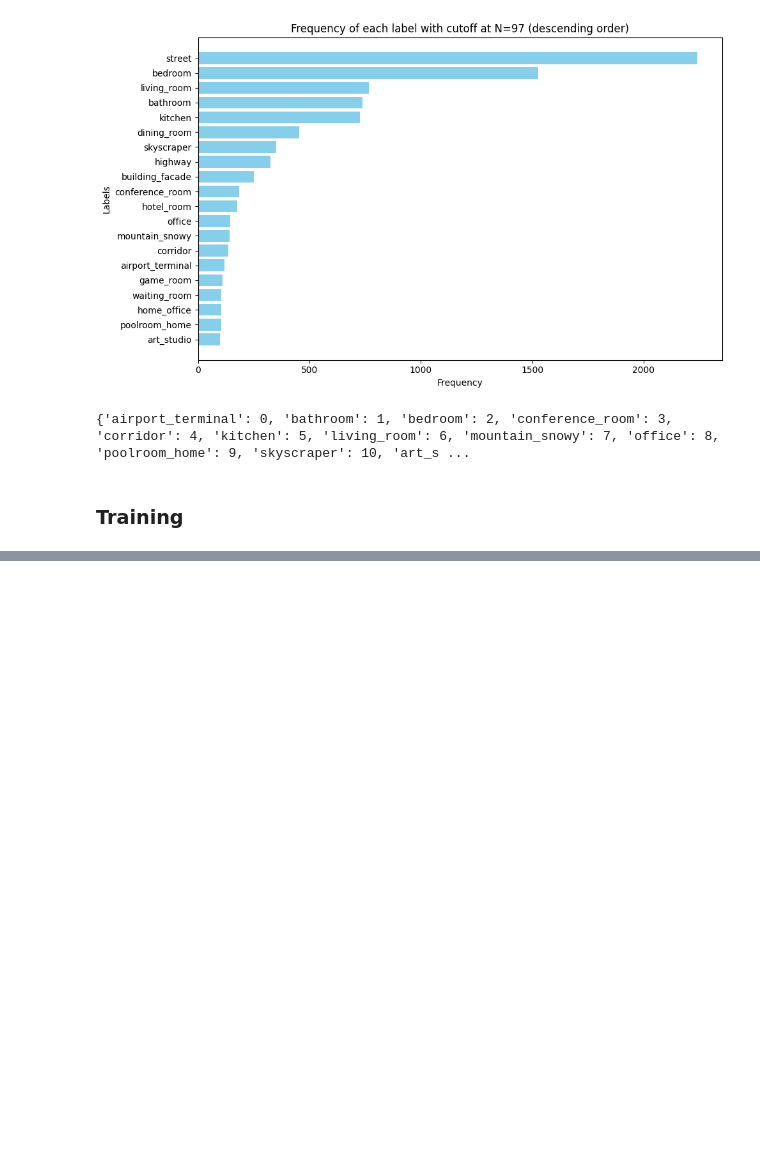
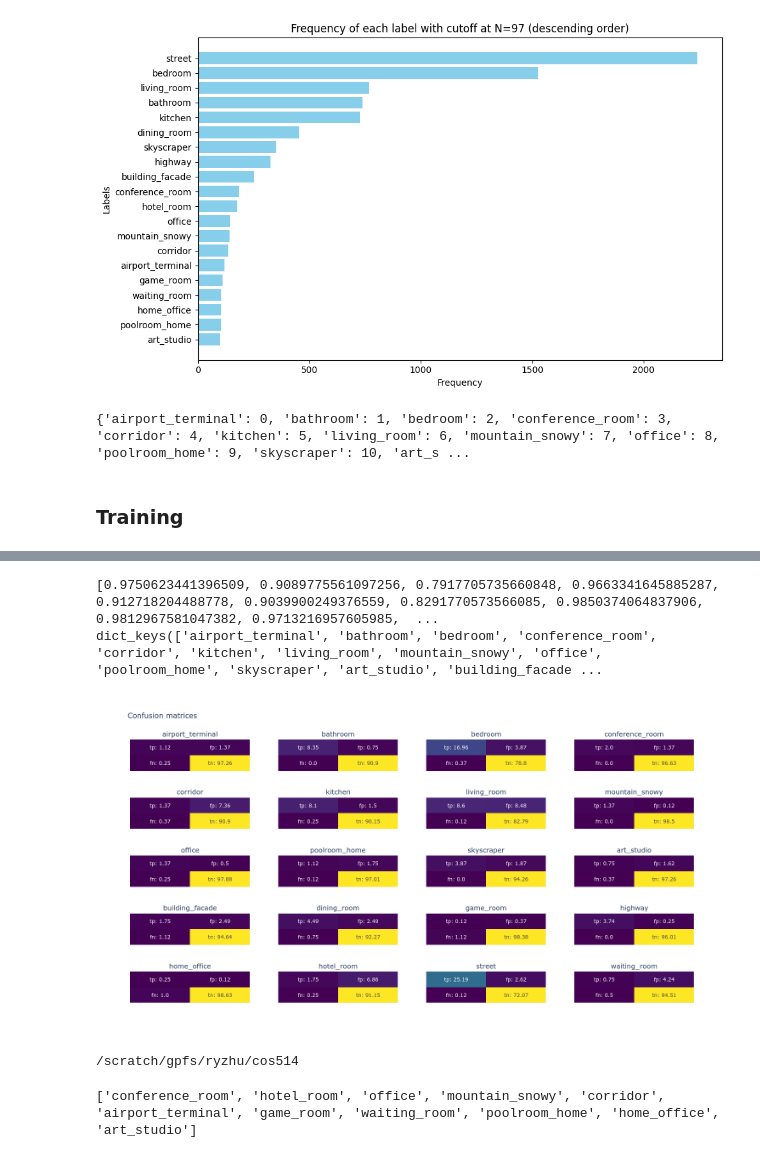
Before and after one commit to RichardZhu123/514-class-imbalance, a Jupyter notebook: CLIP_ade20k_v0.ipynb, the cells around one changed output, grey strips where cells are left out. Cells and saved outputs as stored; diff of their text form; code cells hidden in the pictures; blank space fills up the shorter version.

```diff
--- a/CLIP_ade20k_v0.ipynb
+++ b/CLIP_ade20k_v0.ipynb
@@ -565,0 +661,41 @@ fig.show()
+# %%
+# visualizes the confusion matrices
+fig = make_subplots(cols=4, rows=5, subplot_titles=list(LABEL_IDXS.keys()))
+accuracies = []
+for jdx in range(Y_val.shape[1]):
+    y_val = Y_val[:, jdx].ravel()
+    y_hat_val = (Y_hat_val[:, jdx].ravel() > threshs[jdx]).astype(float)
+    tn, fp, fn, tp = confusion_matrix(y_val, y_hat_val).ravel()
+    accuracies.append((tn+fn)/ttl)
+    mat = np.array([[fn, tn], [tp, fp]])
+    ttl = np.sum(mat)
+    col = jdx % 4+1
+    row = jdx // 4+1
+    fig.add_trace(
+        go.Heatmap(
+            z=mat, text=[[f"fn: {np.around(fn/ttl*100,2)}", f"tn: {np.around(tn/ttl*100,2)}"], [f"tp: {np.around(tp/ttl*100,2)}", f"fp: {np.around(fp/ttl*100,2)}"]],
+            texttemplate="%{text}", colorscale='Viridis', name=list(LABEL_IDXS.keys())[jdx],
+            hovertemplate=list(LABEL_IDXS.keys())[jdx],
+            showscale=False
+        ),
+        col=col, row=row,
+    )
+
+    fig.update_yaxes(showticklabels=False, row=row, col=col)
+    fig.update_xaxes(showticklabels=False, row=row, col=col)
+
+lbl = '10'
+print(accuracies)
+print(LABEL_IDXS.keys())
+df[f"{lbl}"] = accuracies
+df[f"{lbl}-keys"] = LABEL_IDXS.keys()
+
+
+fig.update_layout(
+    width=1200, height=800, title="Confusion matrices",
+)
+fig.show()
+# %% [output]
+[0.9750623441396509, 0.9089775561097256, 0.7917705735660848, 0.9663341645885287, 0.912718204488778, 0.9039900249376559, 0.8291770573566085, 0.9850374064837906, 0.9812967581047382, 0.9713216957605985,  ...
+dict_keys(['airport_terminal', 'bathroom', 'bedroom', 'conference_room', 'corridor', 'kitchen', 'living_room', 'mountain_snowy', 'office', 'poolroom_home', 'skyscraper', 'art_studio', 'building_facade ...
+[figure, added]
@@ -565,0 +704,11 @@ fig.show()
+# %%
+df.to_csv("COS514Results.csv")
+!pwd
+# %% [output]
+/scratch/gpfs/ryzhu/cos514
+# %%
+df.head()
+# df = df.drop(columns=["1-keys"])
+print(RARE_CLASSES)
+# %% [output]
+['conference_room', 'hotel_room', 'office', 'mountain_snowy', 'corridor', 'airport_terminal', 'game_room', 'waiting_room', 'poolroom_home', 'home_office', 'art_studio']
```
Also changed, not shown: parts of 14 cells of this notebook, 54 other files.
